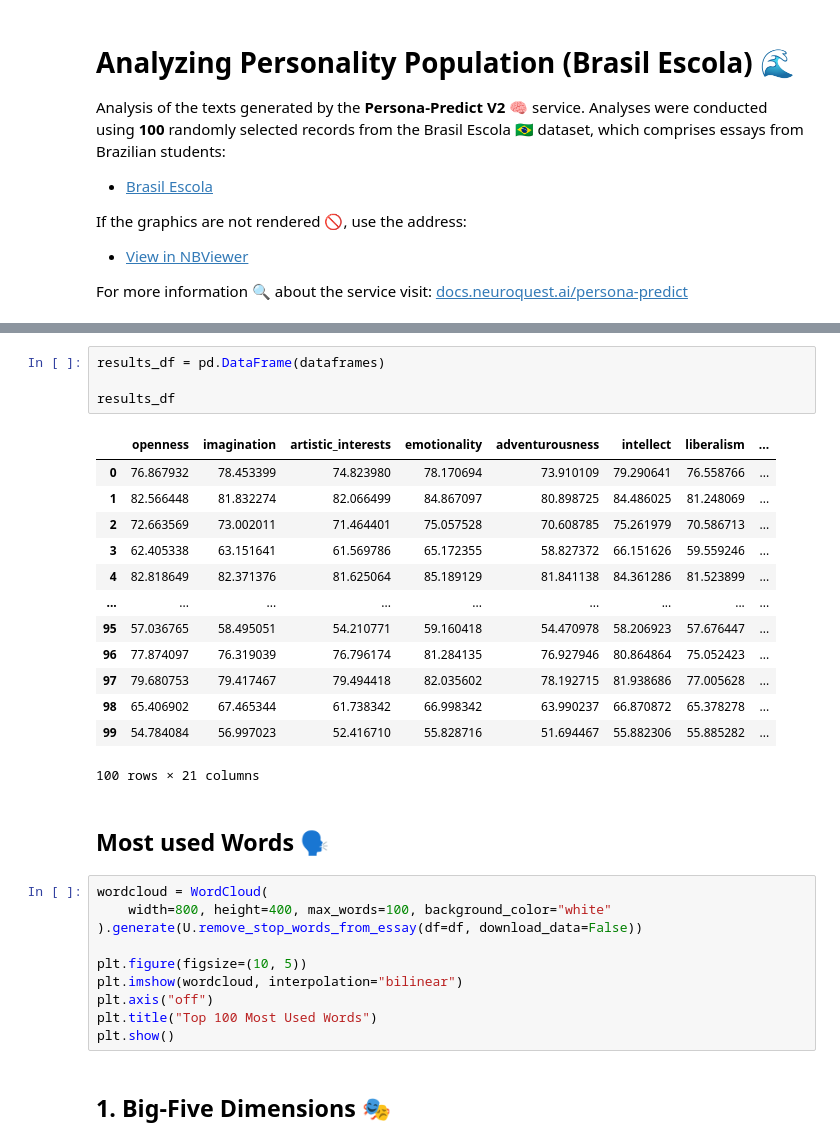
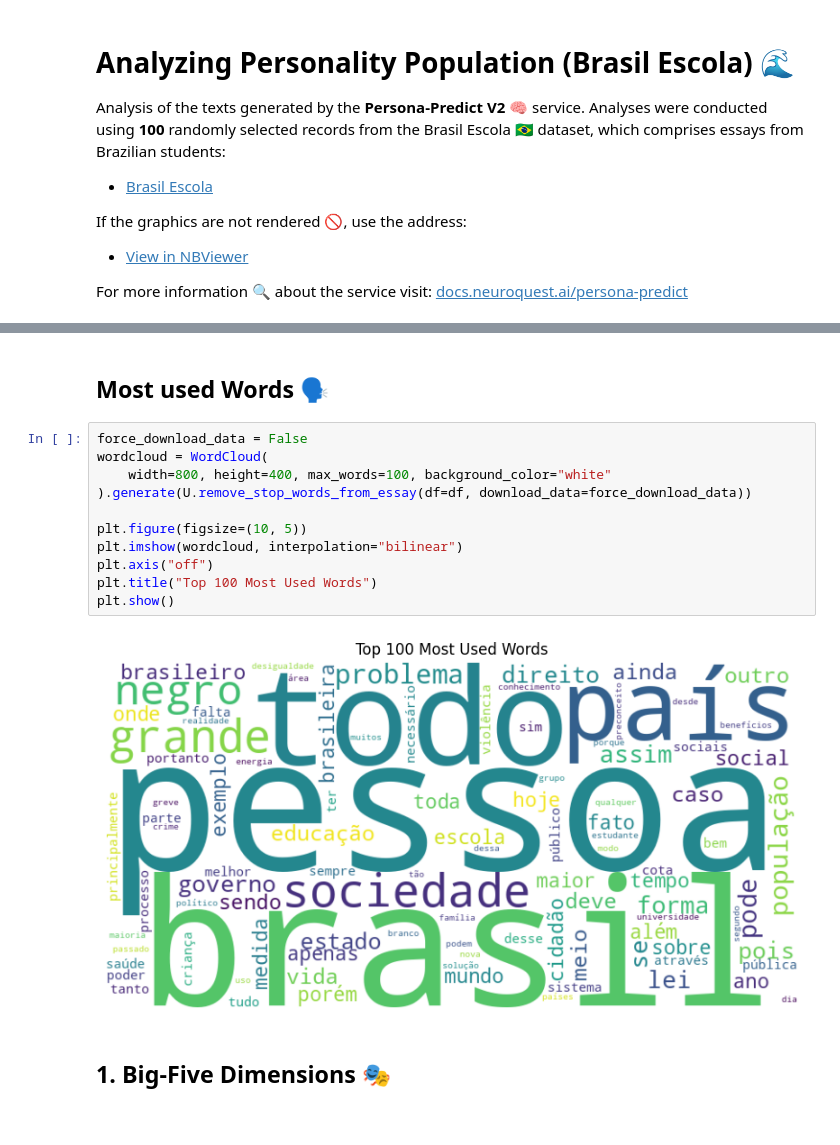
Before and after one commit to NeuroQuestAi/neuroquest-examples, a Jupyter notebook: products/persona-predict/notebooks/Persona-Predict-Pop-PT-BR.ipynb, the cells around one changed output, grey strips where cells are left out. Saved outputs shown, nothing was run; the diff lists cells and outputs as text.

```diff
--- a/products/persona-predict/notebooks/Persona-Predict-Pop-PT-BR.ipynb
+++ b/products/persona-predict/notebooks/Persona-Predict-Pop-PT-BR.ipynb
@@ -102,33 +37,18 @@ há menos de um ano foi detectado o primeiro caso de zika vírus no estado da ba
-# %%
-results_df = pd.DataFrame(dataframes)
-
-results_df
-# %% [output]
-|  | openness | imagination | artistic_interests | emotionality | adventurousness | intellect | liberalism | ... |
-| 0 | 76.867932 | 78.453399 | 74.823980 | 78.170694 | 73.910109 | 79.290641 | 76.558766 | ... |
-| 1 | 82.566448 | 81.832274 | 82.066499 | 84.867097 | 80.898725 | 84.486025 | 81.248069 | ... |
-| 2 | 72.663569 | 73.002011 | 71.464401 | 75.057528 | 70.608785 | 75.261979 | 70.586713 | ... |
-| 3 | 62.405338 | 63.151641 | 61.569786 | 65.172355 | 58.827372 | 66.151626 | 59.559246 | ... |
-| 4 | 82.818649 | 82.371376 | 81.625064 | 85.189129 | 81.841138 | 84.361286 | 81.523899 | ... |
-| ... | ... | ... | ... | ... | ... | ... | ... | ... |
-| 95 | 57.036765 | 58.495051 | 54.210771 | 59.160418 | 54.470978 | 58.206923 | 57.676447 | ... |
-| 96 | 77.874097 | 76.319039 | 76.796174 | 81.284135 | 76.927946 | 80.864864 | 75.052423 | ... |
-| 97 | 79.680753 | 79.417467 | 79.494418 | 82.035602 | 78.192715 | 81.938686 | 77.005628 | ... |
-| 98 | 65.406902 | 67.465344 | 61.738342 | 66.998342 | 63.990237 | 66.870872 | 65.378278 | ... |
-| 99 | 54.784084 | 56.997023 | 52.416710 | 55.828716 | 51.694467 | 55.882306 | 55.885282 | ... |
-100 rows × 21 columns
 # %% [markdown]
 ## Most used Words 🗣️
 # %%
+force_download_data = False
 wordcloud = WordCloud(
     width=800, height=400, max_words=100, background_color="white"
-).generate(U.remove_stop_words_from_essay(df=df, download_data=False))
+).generate(U.remove_stop_words_from_essay(df=df, download_data=force_download_data))
 
 plt.figure(figsize=(10, 5))
 plt.imshow(wordcloud, interpolation="bilinear")
 plt.axis("off")
 plt.title("Top 100 Most Used Words")
 plt.show()
+# %% [output]
+[figure, added]
 # %% [markdown]
 ## 1. Big-Five Dimensions 🎭
 # %%
```
Also changed, not shown: parts of 9 cells of this notebook, 5 other files.
